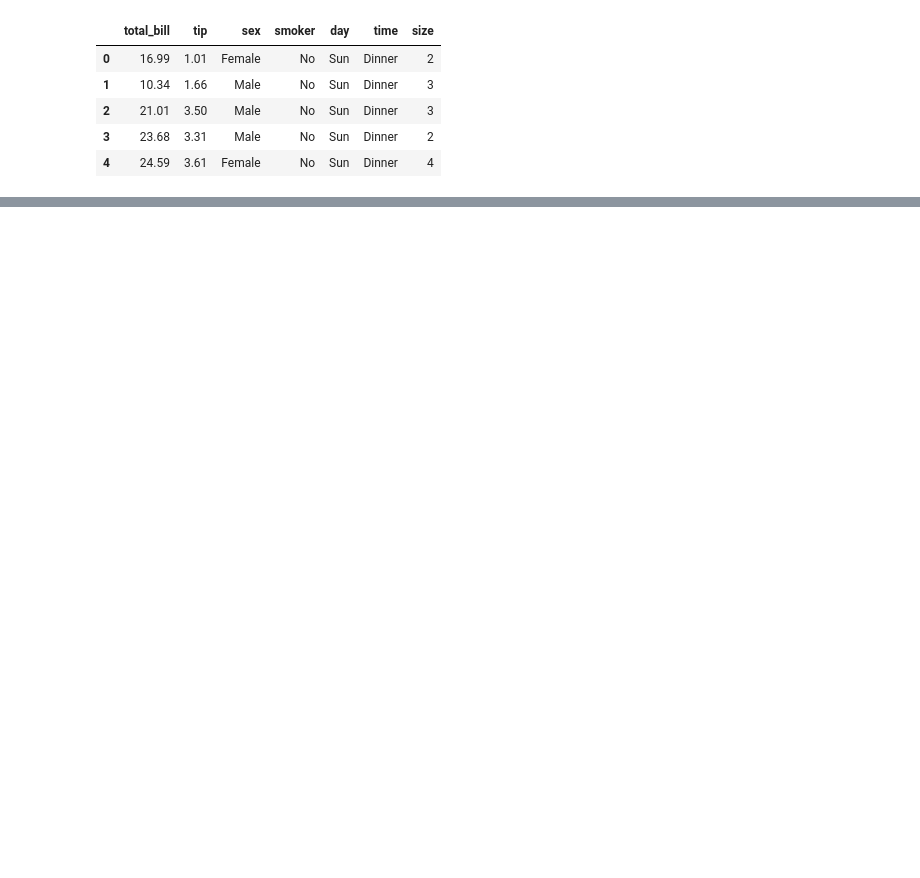
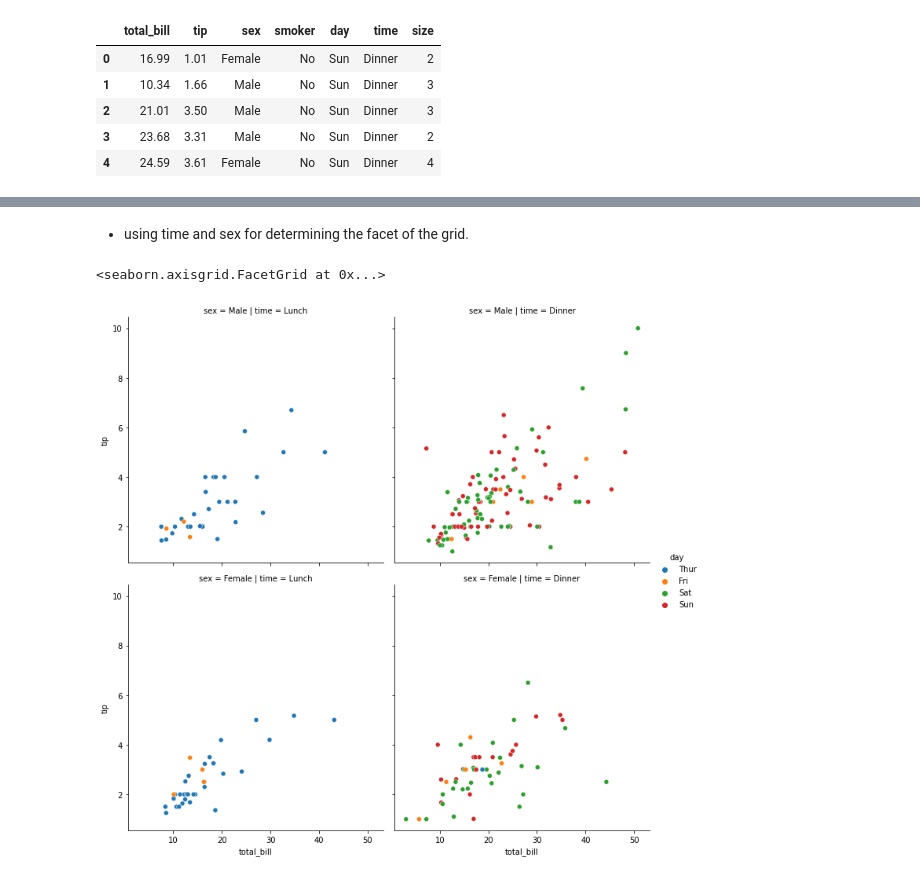
Before and after one commit to coderanandmaurya/seaborn, a Jupyter notebook: seaborn.ipynb, the cells around one changed output, grey strips where cells are left out. Saved outputs shown, nothing was run; the diff lists cells and outputs as text; code cells hidden in the pictures; blank space fills up the shorter version.

```diff
--- a/seaborn.ipynb
+++ b/seaborn.ipynb
@@ -42,0 +60,12 @@ anan'd
+# %% [markdown]
+- using time and sex for determining the facet of the grid.
+# %%
+sns.relplot(x="total_bill",
+            y="tip",
+            hue="day",
+            col="time",
+            row="sex",
+            data=tips)
+# %% [output]
+<seaborn.axisgrid.FacetGrid at 0x...>
+[figure, added]
```
Also changed, not shown: parts of 15 cells of this notebook.
